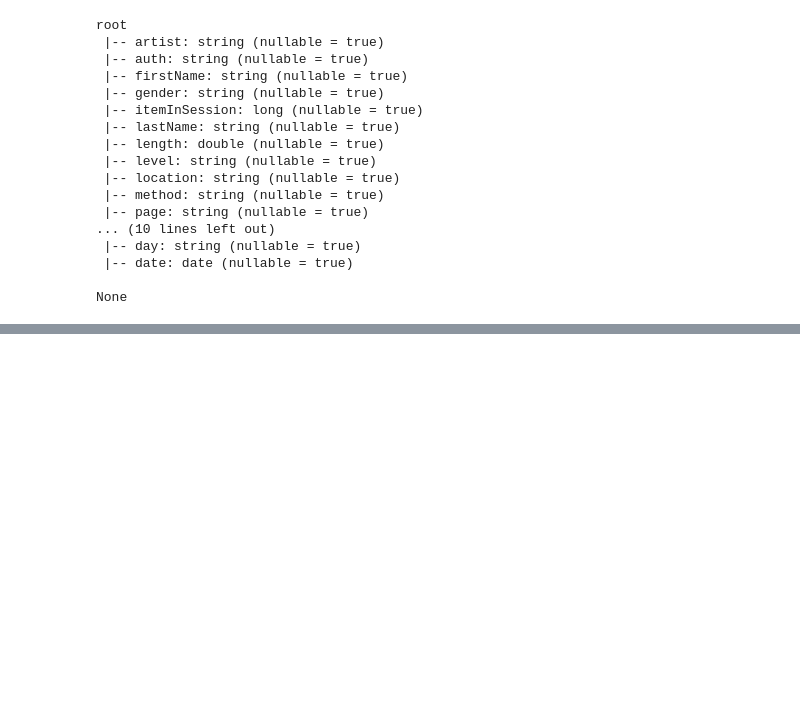
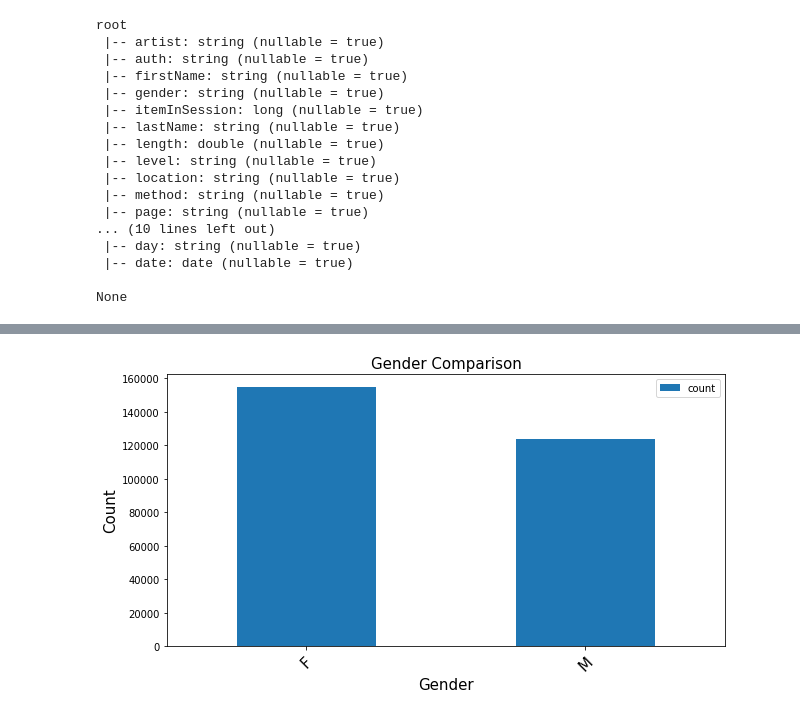
Before and after one commit to ShreeraamGit/Sparkify_customer_churn_project, a Jupyter notebook: sparkly_churn_project.ipynb, the cells around one changed output, grey strips where cells are left out. Saved outputs shown, nothing was run; the diff lists cells and outputs as text; code cells hidden in the pictures; blank space fills up the shorter version.

```diff
--- a/sparkly_churn_project.ipynb
+++ b/sparkly_churn_project.ipynb
@@ -234,3 +217,0 @@ only showing top 20 rows
-# %%
-gender_count = df.groupby('gender').count()
-gender_count.show()
@@ -345,0 +313,4 @@ Row(artist='Martha Tilston', auth='Logged In', firstName='Colin', gender='M', it
+# %%
+plot_gender_stats(df)
+# %% [output]
+[figure, added]
```
Also changed, not shown: parts of 48 cells of this notebook.
